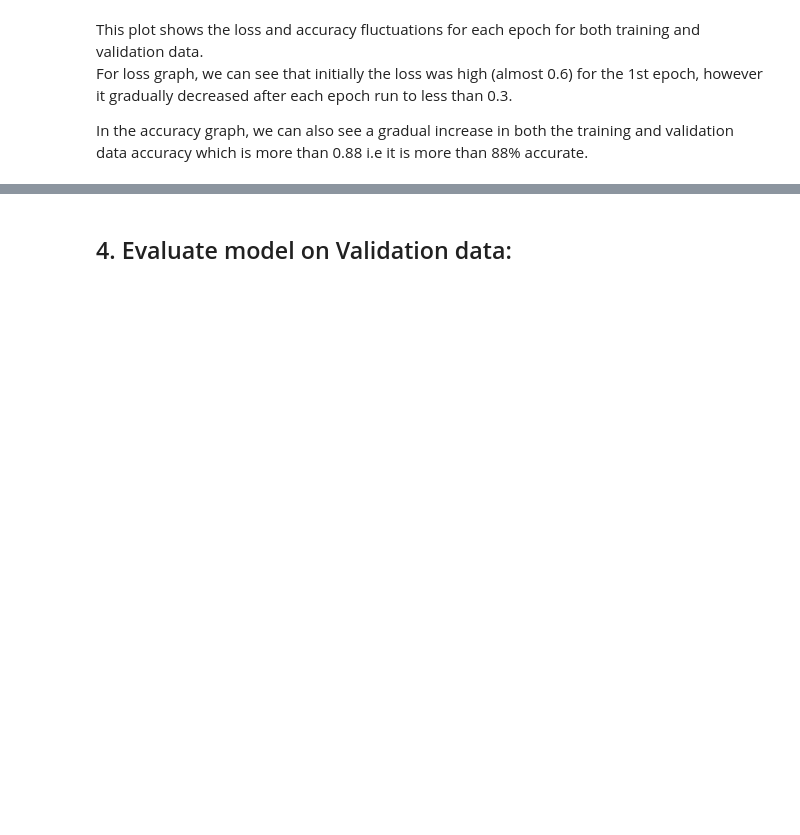
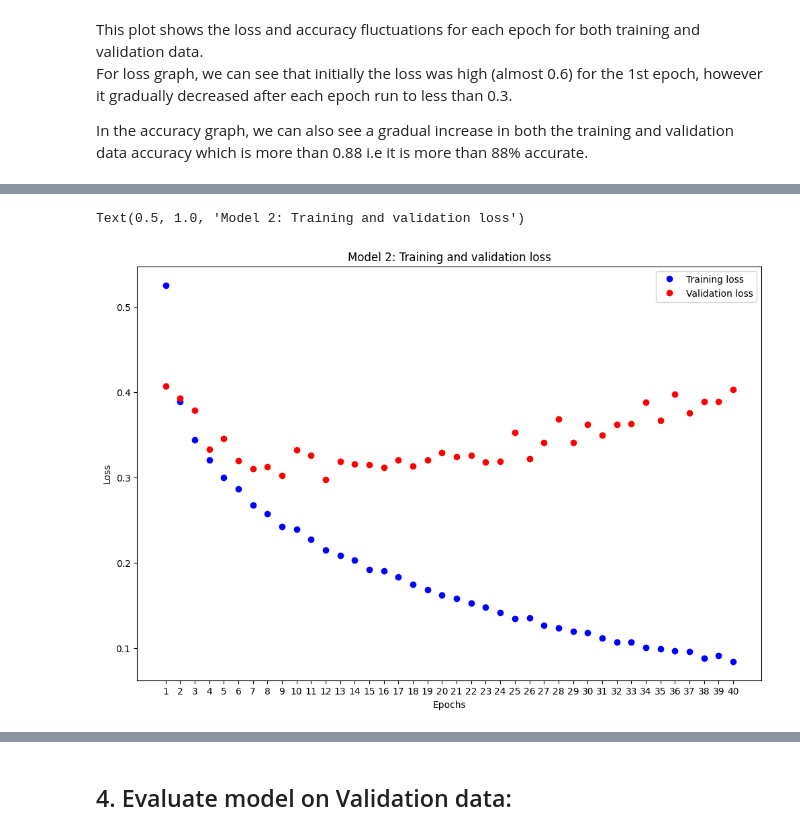
Before and after one commit to HamnaAshraf1/CSCN8010-labs, a Jupyter notebook: lab8_HamnaAshraf.ipynb, the cells around one changed output, grey strips where cells are left out. Drawn from its saved outputs; the diff is of its cells as text; code cells hidden in the pictures; blank space fills up the shorter version.

```diff
--- a/lab8_HamnaAshraf.ipynb
+++ b/lab8_HamnaAshraf.ipynb
@@ -251,0 +350,20 @@ In the accuracy graph, we can also see a gradual increase in both the training a
+# %%
+checkpoint_filepath = 'best_model2.hdf5'
+
+model_checkpoint_callback = ModelCheckpoint(
+    filepath=checkpoint_filepath,
+    save_weights_only=False,
+    monitor='val_loss',
+    mode='min',
+    save_best_only=True)
+# %%
+model2 = keras.Sequential([
+    layers.Dense(512, activation="relu"),
+    layers.Dense(10, activation="softmax")
+])
+# %%
+model2.compile(optimizer = Adam(learning_rate=0.001), #let's change the optimizer
+               loss ="sparse_categorical_crossentropy",
+               metrics =["accuracy"])
+# %%
+history2 = model2.fit(X_train, y_train, epochs=40, batch_size=128, validation_data=(X_validate,y_validate), callbacks=[model_checkpoint_callback])
@@ -251,0 +388,15 @@ In the accuracy graph, we can also see a gradual increase in both the training a
+# %%
+plt.figure(figsize=(12, 8))
+loss_values = history2.history["loss"]
+val_loss_values = history2.history["val_loss"]
+epochs = range(1, len(loss_values) + 1)
+plt.plot(epochs, loss_values, "bo", label="Training loss")
+plt.plot(epochs, val_loss_values, "ro", label="Validation loss")
+plt.xlabel("Epochs")
+plt.xticks(epochs)
+plt.ylabel("Loss")
+plt.legend()
+plt.title("Model 2: Training and validation loss")
+# %% [output]
+Text(0.5, 1.0, 'Model 2: Training and validation loss')
+[figure, added]
```
Also changed, not shown: parts of 71 cells of this notebook, 1 other file.
